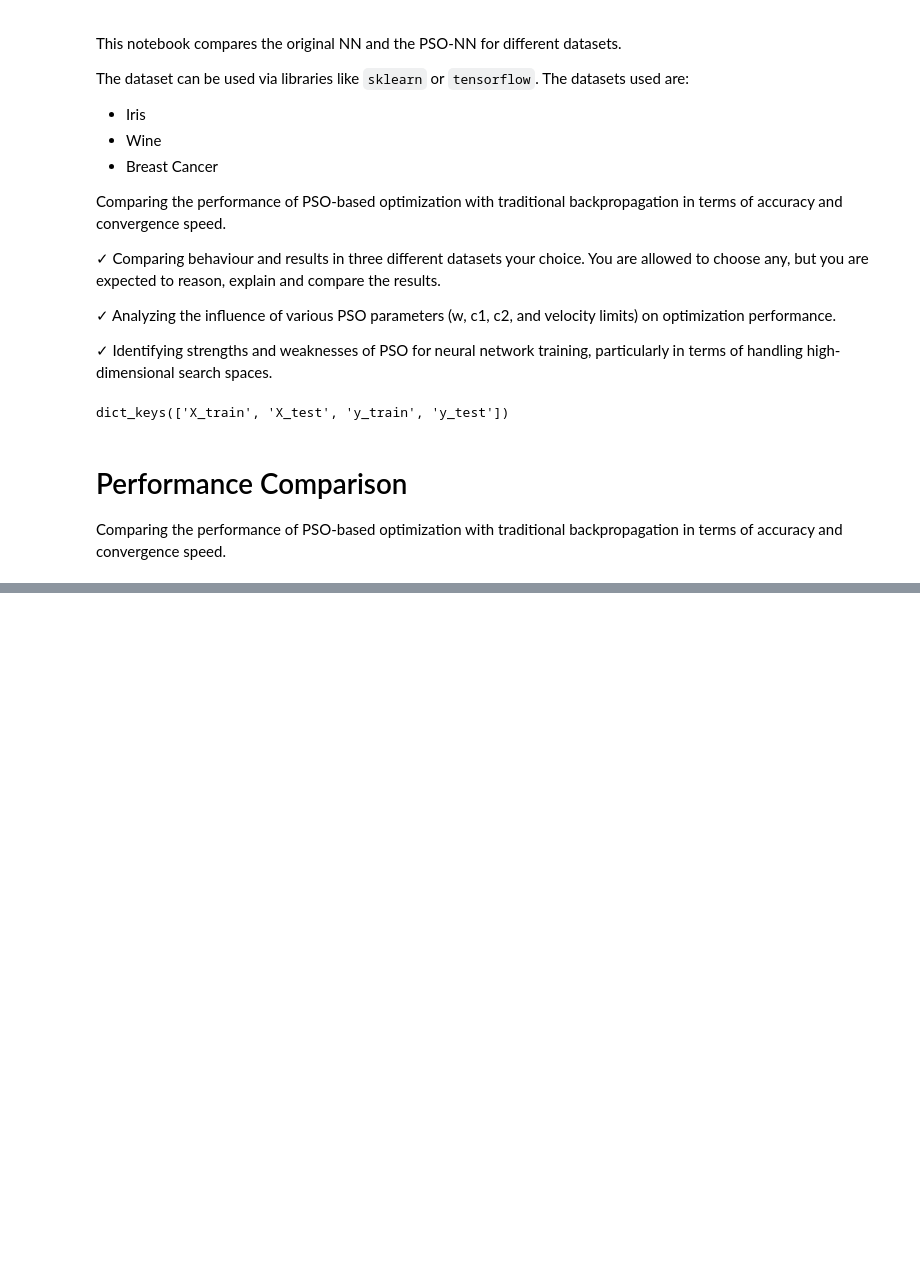
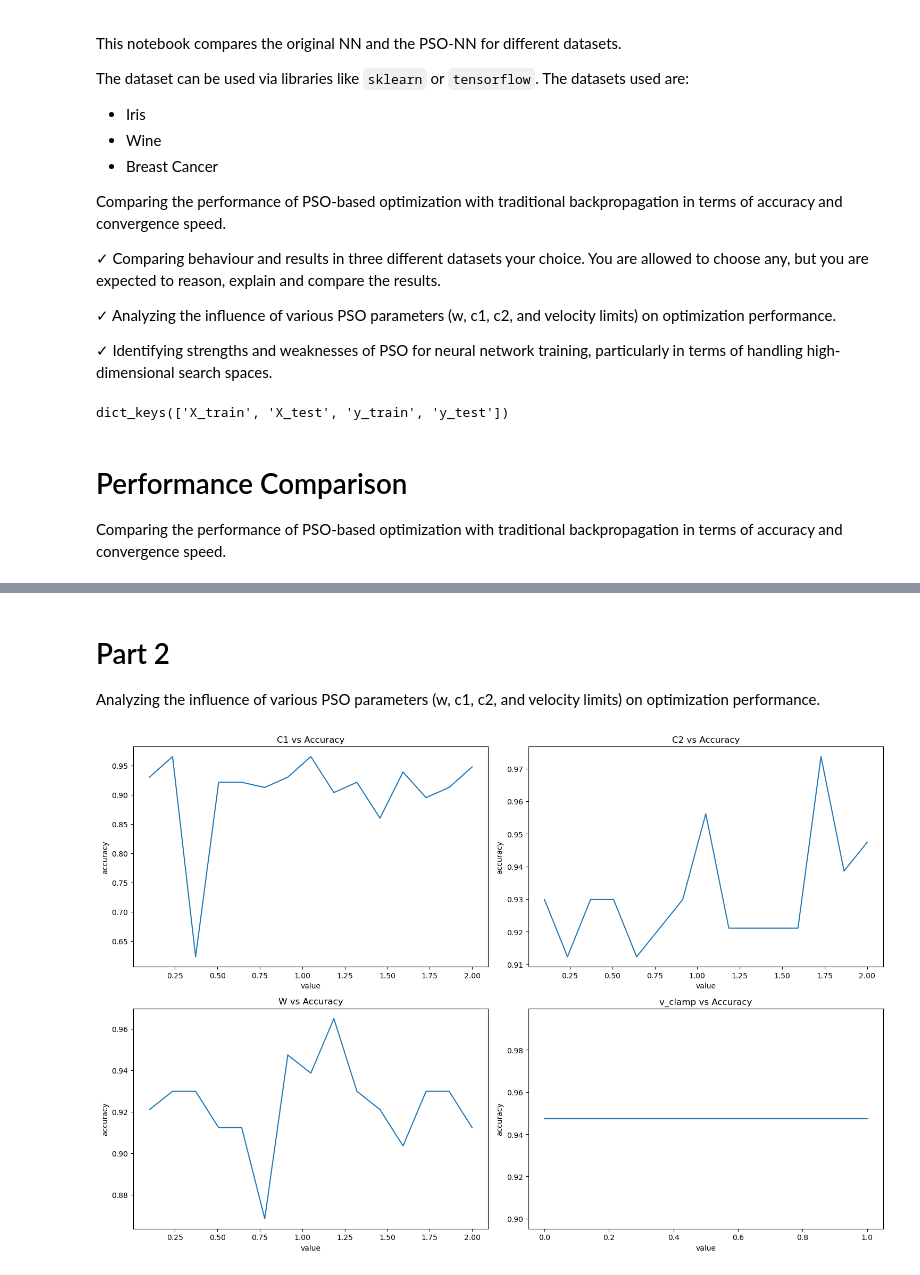
Before and after one commit to StefanHamm/SOS-Assignment-2-WISE-24-25, a Jupyter notebook: python_code/comparisons.ipynb, the cells around one changed output, grey strips where cells are left out. Cells and saved outputs as stored; diff of their text form; code cells hidden in the pictures; blank space fills up the shorter version.

```diff
--- a/python_code/comparisons.ipynb
+++ b/python_code/comparisons.ipynb
@@ -175,0 +226,77 @@ Classical NN is way faster but has a worse accuracy than PSO-NN. PSO-NN is slowe
+# %% [markdown]
+# Part 2
+
+Analyzing the influence of various PSO parameters (w, c1, c2, and velocity limits) on
+optimization performance.
+# %%
+# analyze the influence of pso parameters w,c1,c2 and velocity limits.
+from commonsetup import n_hidden, X_train, X_test, y_train, y_test, n_inputs, n_classes, activation, n_iteration
+
+# Default values
+default_C1 = 2.0
+default_C2 = 2.0
+default_W = 0.7
+default_v_clamp = (-2, 2)
+SwarmSize = 100
+batchsize = 50
+n_iteration = 100
+
+def test_parameter(param_name, param_values):
+    results = []
+    for value in param_values:
+        C1, C2, W, v_clamp = default_C1, default_C2, default_W, default_v_clamp
+
+        if param_name == 'C1': C1 = value
+        elif param_name == 'C2': C2 = value
+        elif param_name == 'W': W = value
+        elif param_name == 'v_clamp': v_clamp = (-value, value)
+
+        # nn_pso = PSO.NeuralNetwork(n_inputs, n_hidden, n_classes, activation[0])
+        # pso = PSO.PSOOptimizer(nn_pso, C1, C2, W, SwarmSize, 100, batchsize)
+        # pso.optimizer_options = {'velocity_clamp': v_clamp}
+
+        # weights = pso.optimize(X_train, y_train, verbose=False)
+        # y_pred = nn_pso.predict(weights, X_test)
+        # accuracy = (y_pred == y_test).mean()
+
+        # results.append({'value': value, 'accuracy': accuracy})
+        accuracies = []
+        for _ in range(3):  # Run the PSO optimization 3 times
+            nn_pso = PSO.NeuralNetwork(n_inputs, n_hidden, n_classes, activation[0])
+            pso = PSO.PSOOptimizer(nn_pso, C1, C2, W, SwarmSize, 100, batchsize)
+            pso.optimizer_options = {'velocity_clamp': v_clamp}
+
+            weights = pso.optimize(X_train, y_train, verbose=False)
+            y_pred = nn_pso.predict(weights, X_test)
+            accuracy = (y_pred == y_test).mean()
+            accuracies.append(accuracy)
+
+        avg_accuracy = sum(accuracies) / len(accuracies)
+        results.append({'value': value, 'accuracy': avg_accuracy})
+    return pd.DataFrame(results)
+
+# Test each parameter
+parameters = {
+    'C1': np.linspace(0.1, 2.0, 15),
+    'C2': np.linspace(0.1, 2.0, 15),
+    'W': np.linspace(0.1, 2.0, 15),
+    'v_clamp': np.linspace(0,1, 15)
+}
+
+results = {}
+for param, values in parameters.items():
+    results[param] = test_parameter(param, values)
+
+# Plot results
+fig, axes = plt.subplots(2, 2, figsize=(15, 10))
+plot_positions = {'C1': [0,0], 'C2': [0,1], 'W': [1,0], 'v_clamp': [1,1]}
+
+for param, df in results.items():
+    pos = plot_positions[param]
+    sns.lineplot(data=df, x='value', y='accuracy', ax=axes[pos[0], pos[1]])
+    axes[pos[0], pos[1]].set_title(f'{param} vs Accuracy')
+
+plt.tight_layout()
+plt.show()
+# %% [output]
+[figure, added]
```
Also changed, not shown: parts of 2 cells of this notebook, 1 other file.
